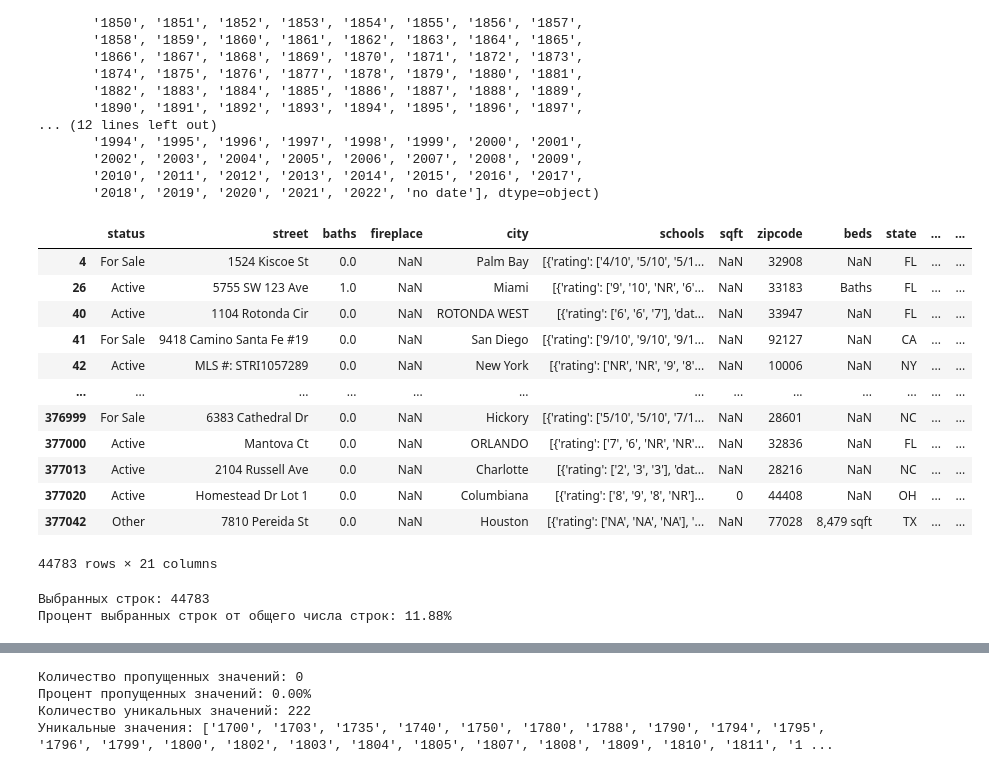
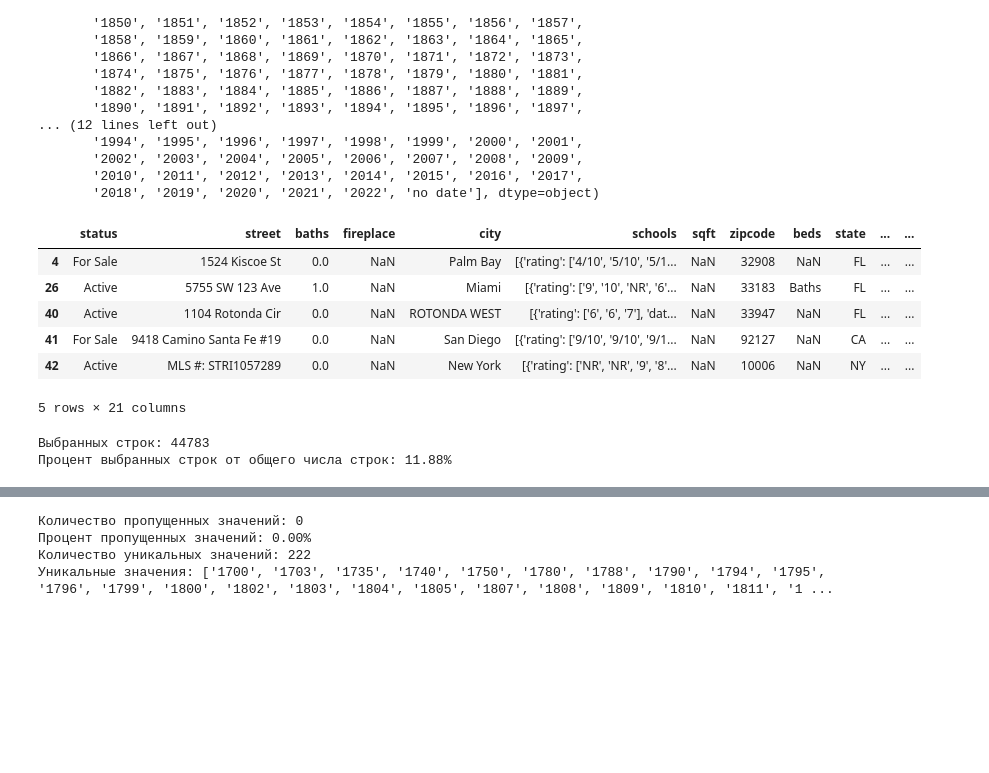
Before and after one commit to metalin37/Diploma-project-forecasting-the-cost-of-housing, a Jupyter notebook: 1_EDA.ipynb, the cells around one changed output, grey strips where cells are left out. Drawn from its saved outputs; the diff is of its cells as text; code cells hidden in the pictures; blank space fills up the shorter version.

```diff
--- a/1_EDA.ipynb
+++ b/1_EDA.ipynb
@@ -678,28 +657,22 @@ array(['1700', '1703', '1735', '1740', '1750', '1780', '1788', '1790',
 # %%
 # Отбираем строки по заданным условиям при помощи логических операций (& - "и", | - "или", ~ - "не")
 selected_rows = df1[(df1['Year built'] == 'no date') & ((df1['Type'] == 'other') | (df1['Type'] == 'land') | (df1['Type'] == 'ranch'))]
 
 # Выводим полученные строки
-display(selected_rows)
+display(selected_rows.head())
 # Находим процент выбранных строк от общего числа строк в исходном датафрейме
 percent_selected = len(selected_rows) / len(df1) * 100
 # Выводим полученные строки и процент выбранных строк
 print(f"Выбранных строк: {len(selected_rows)}")
 print(f"Процент выбранных строк от общего числа строк: {percent_selected:.2f}%")
 # %% [output]
 |  | status | street | baths | fireplace | city | schools | sqft | zipcode | beds | state | ... | ... |
 | 4 | For Sale | 1524 Kiscoe St | 0.0 | NaN | Palm Bay | [{'rating': ['4/10', '5/10', '5/1... | NaN | 32908 | NaN | FL | ... | ... |
 | 26 | Active | 5755 SW 123 Ave | 1.0 | NaN | Miami | [{'rating': ['9', '10', 'NR', '6'... | NaN | 33183 | Baths | FL | ... | ... |
 | 40 | Active | 1104 Rotonda Cir | 0.0 | NaN | ROTONDA WEST | [{'rating': ['6', '6', '7'], 'dat... | NaN | 33947 | NaN | FL | ... | ... |
 | 41 | For Sale | 9418 Camino Santa Fe #19 | 0.0 | NaN | San Diego | [{'rating': ['9/10', '9/10', '9/1... | NaN | 92127 | NaN | CA | ... | ... |
 | 42 | Active | MLS #: STRI1057289 | 0.0 | NaN | New York | [{'rating': ['NR', 'NR', '9', '8'... | NaN | 10006 | NaN | NY | ... | ... |
-| ... | ... | ... | ... | ... | ... | ... | ... | ... | ... | ... | ... | ... |
-| 376999 | For Sale | 6383 Cathedral Dr | 0.0 | NaN | Hickory | [{'rating': ['5/10', '5/10', '7/1... | NaN | 28601 | NaN | NC | ... | ... |
-| 377000 | Active | Mantova Ct | 0.0 | NaN | ORLANDO | [{'rating': ['7', '6', 'NR', 'NR'... | NaN | 32836 | NaN | FL | ... | ... |
-| 377013 | Active | 2104 Russell Ave | 0.0 | NaN | Charlotte | [{'rating': ['2', '3', '3'], 'dat... | NaN | 28216 | NaN | NC | ... | ... |
-| 377020 | Active | Homestead Dr Lot 1 | 0.0 | NaN | Columbiana | [{'rating': ['8', '9', '8', 'NR']... | 0 | 44408 | NaN | OH | ... | ... |
-| 377042 | Other | 7810 Pereida St | 0.0 | NaN | Houston | [{'rating': ['NA', 'NA', 'NA'], '... | NaN | 77028 | 8,479 sqft | TX | ... | ... |
-44783 rows × 21 columns
+5 rows × 21 columns
 Выбранных строк: 44783
 Процент выбранных строк от общего числа строк: 11.88%
 # %%
```
Also changed, not shown: parts of 16 cells of this notebook, 1 other file.
